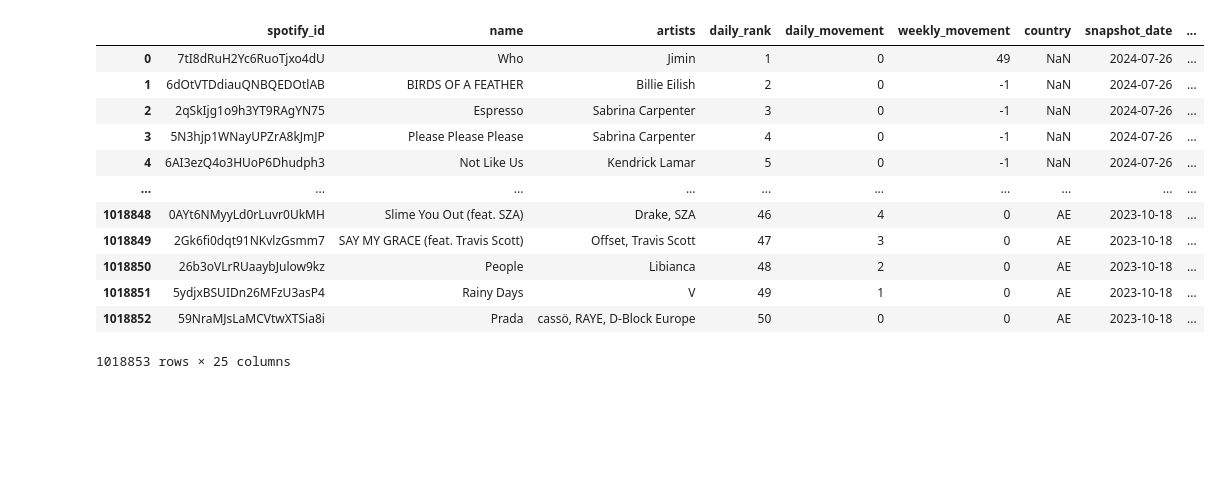
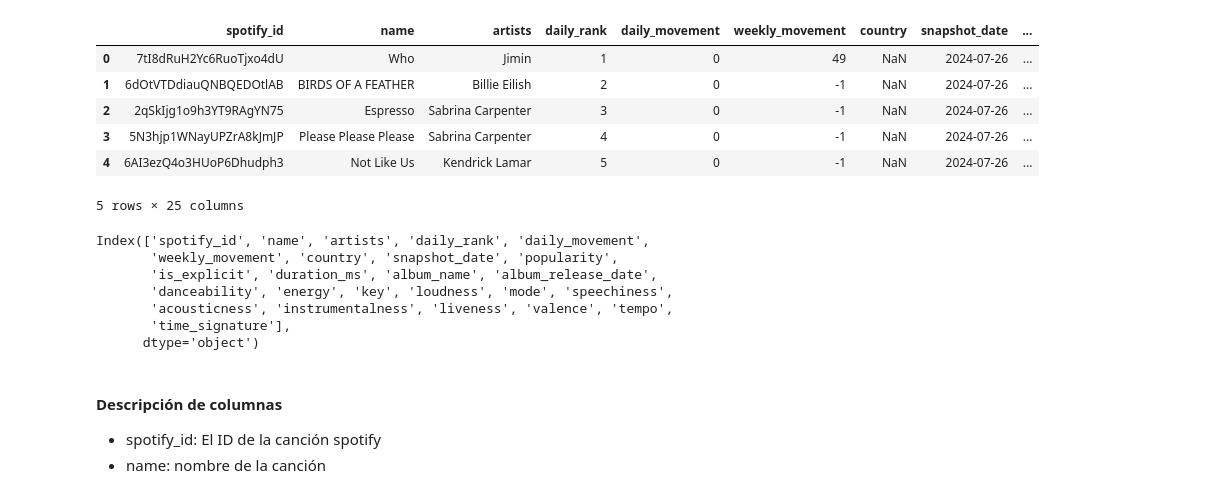
Before and after one commit to Erick0407/clase_07_spotify, a Jupyter notebook: 00_exploracion.ipynb, the cells around one changed output. Drawn from its saved outputs; the diff is of its cells as text; code cells hidden in the pictures; blank space fills up the shorter version.

```diff
--- a/00_exploracion.ipynb
+++ b/00_exploracion.ipynb
@@ -3,18 +4,27 @@ import pandas as pd
 
 df = pd.read_csv(r'C:\Users\Erick Cisterna\Python Diplomado\DIPLOMADO\Python\Clases\clase_07_spotify\Data\universal_top_spotify_songs.csv')
 # %%
-df
+df.head()
 # %% [output]
 |  | spotify_id | name | artists | daily_rank | daily_movement | weekly_movement | country | snapshot_date | ... |
 | 0 | 7tI8dRuH2Yc6RuoTjxo4dU | Who | Jimin | 1 | 0 | 49 | NaN | 2024-07-26 | ... |
 | 1 | 6dOtVTDdiauQNBQEDOtlAB | BIRDS OF A FEATHER | Billie Eilish | 2 | 0 | -1 | NaN | 2024-07-26 | ... |
 | 2 | 2qSkIjg1o9h3YT9RAgYN75 | Espresso | Sabrina Carpenter | 3 | 0 | -1 | NaN | 2024-07-26 | ... |
 | 3 | 5N3hjp1WNayUPZrA8kJmJP | Please Please Please | Sabrina Carpenter | 4 | 0 | -1 | NaN | 2024-07-26 | ... |
 | 4 | 6AI3ezQ4o3HUoP6Dhudph3 | Not Like Us | Kendrick Lamar | 5 | 0 | -1 | NaN | 2024-07-26 | ... |
-| ... | ... | ... | ... | ... | ... | ... | ... | ... | ... |
-| 1018848 | 0AYt6NMyyLd0rLuvr0UkMH | Slime You Out (feat. SZA) | Drake, SZA | 46 | 4 | 0 | AE | 2023-10-18 | ... |
-| 1018849 | 2Gk6fi0dqt91NKvlzGsmm7 | SAY MY GRACE (feat. Travis Scott) | Offset, Travis Scott | 47 | 3 | 0 | AE | 2023-10-18 | ... |
-| 1018850 | 26b3oVLrRUaaybJulow9kz | People | Libianca | 48 | 2 | 0 | AE | 2023-10-18 | ... |
-| 1018851 | 5ydjxBSUIDn26MFzU3asP4 | Rainy Days | V | 49 | 1 | 0 | AE | 2023-10-18 | ... |
-| 1018852 | 59NraMJsLaMCVtwXTSia8i | Prada | cassö, RAYE, D-Block Europe | 50 | 0 | 0 | AE | 2023-10-18 | ... |
-1018853 rows × 25 columns
+5 rows × 25 columns
+# %%
+df.columns
+# %% [output]
+Index(['spotify_id', 'name', 'artists', 'daily_rank', 'daily_movement',
+       'weekly_movement', 'country', 'snapshot_date', 'popularity',
+       'is_explicit', 'duration_ms', 'album_name', 'album_release_date',
+       'danceability', 'energy', 'key', 'loudness', 'mode', 'speechiness',
+       'acousticness', 'instrumentalness', 'liveness', 'valence', 'tempo',
+       'time_signature'],
+      dtype='object')
+# %% [markdown]
+#### Descripción de columnas
+
+- spotify_id: El ID de la canción spotify
+- name: nombre de la canción
```
Also changed, not shown: parts of 12 cells of this notebook.
